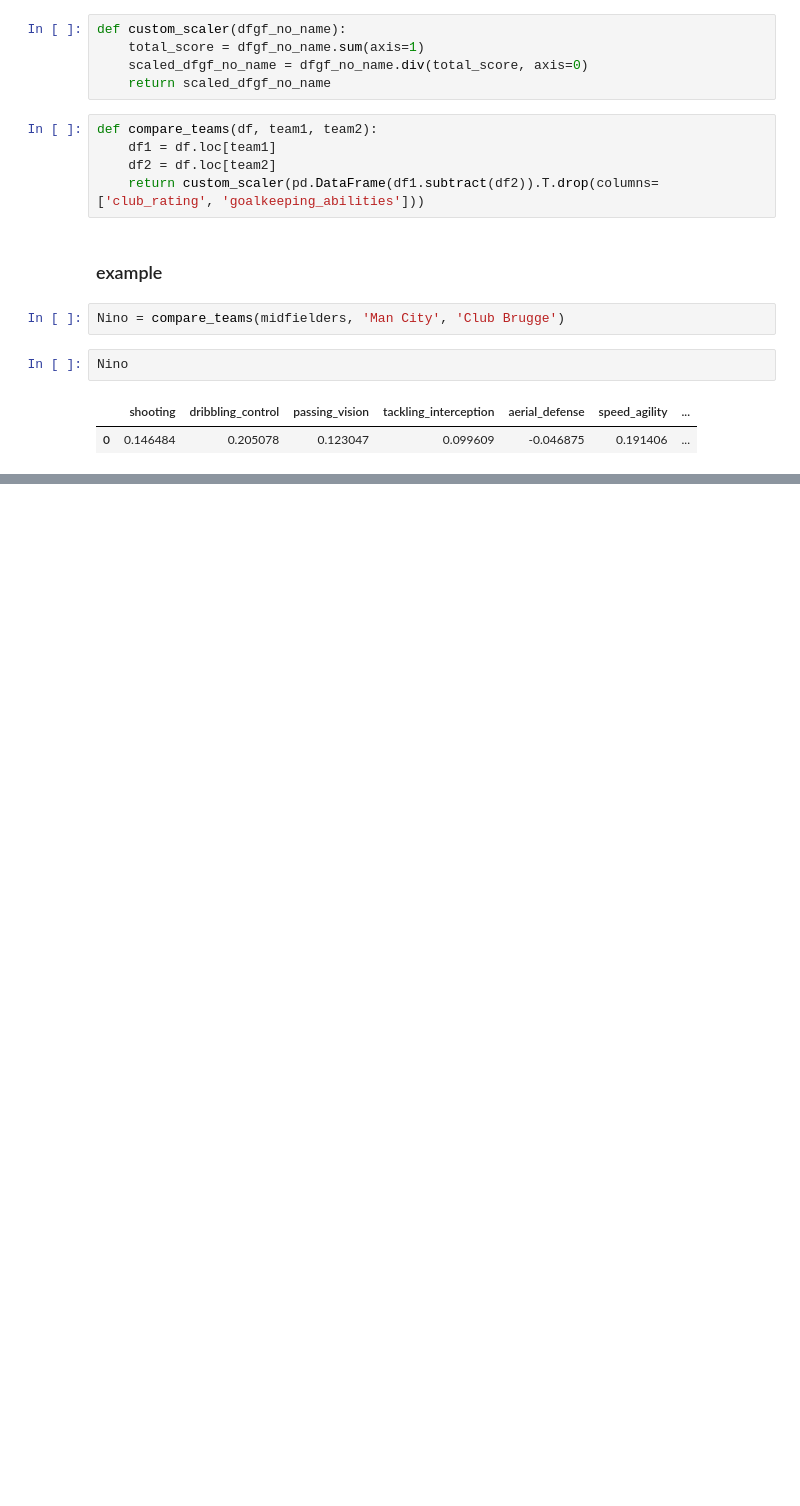
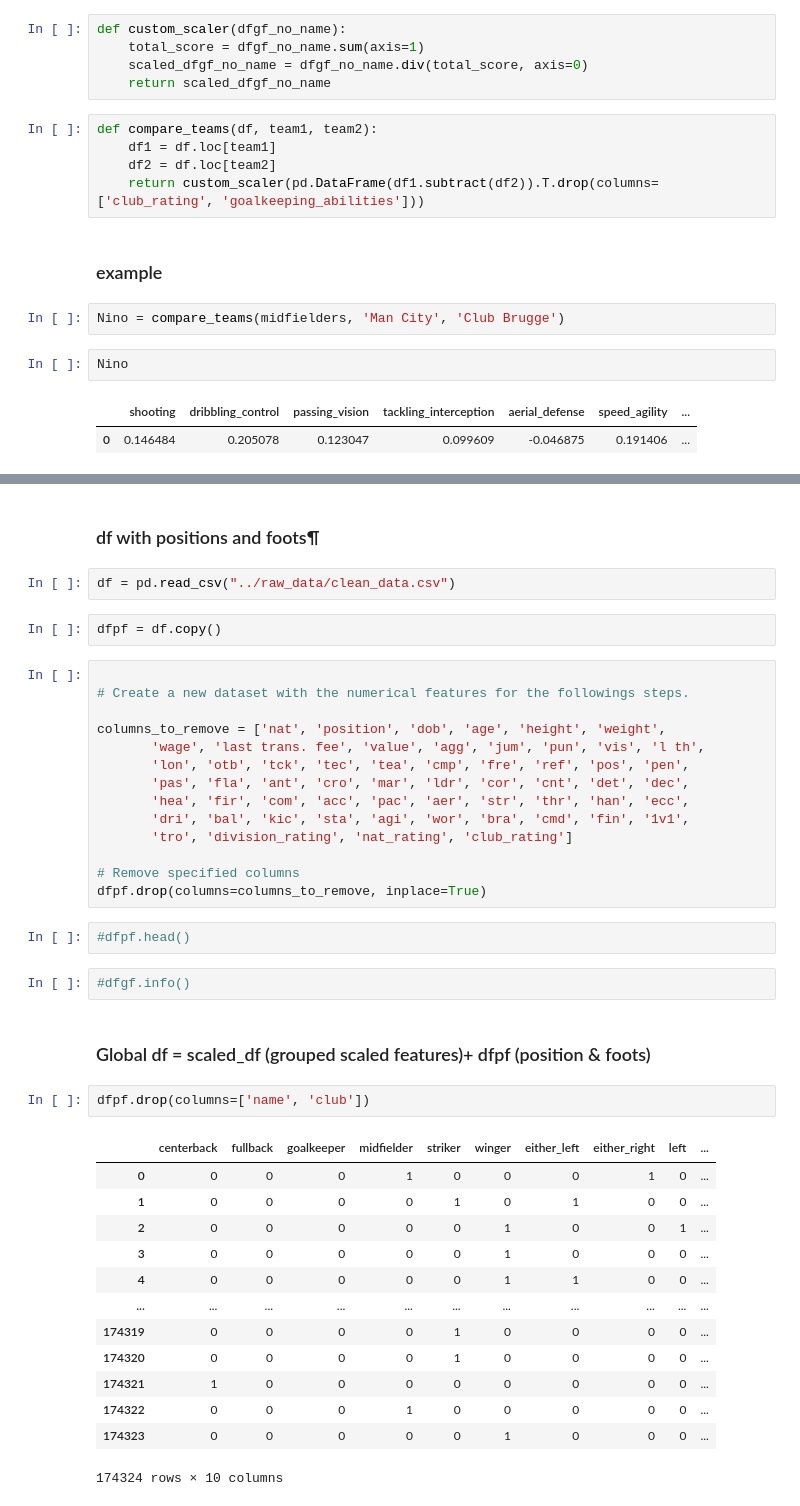
Before and after one commit to maximegoossens99/Moneyball, a Jupyter notebook: notebooks/fictive_player_analysis.ipynb, the cells around one changed output, grey strips where cells are left out. Saved outputs shown, nothing was run; the diff lists cells and outputs as text; blank space fills up the shorter version.

```diff
--- a/notebooks/fictive_player_analysis.ipynb
+++ b/notebooks/fictive_player_analysis.ipynb
@@ -123,0 +284,42 @@ Nino
+# %% [markdown]
+### df with positions and foots¶
+# %%
+df = pd.read_csv("../raw_data/clean_data.csv")
+# %%
+dfpf = df.copy()
+# %%
+
+# Create a new dataset with the numerical features for the followings steps.
+
+columns_to_remove = ['nat', 'position', 'dob', 'age', 'height', 'weight',
+       'wage', 'last trans. fee', 'value', 'agg', 'jum', 'pun', 'vis', 'l th',
+       'lon', 'otb', 'tck', 'tec', 'tea', 'cmp', 'fre', 'ref', 'pos', 'pen',
+       'pas', 'fla', 'ant', 'cro', 'mar', 'ldr', 'cor', 'cnt', 'det', 'dec',
+       'hea', 'fir', 'com', 'acc', 'pac', 'aer', 'str', 'thr', 'han', 'ecc',
+       'dri', 'bal', 'kic', 'sta', 'agi', 'wor', 'bra', 'cmd', 'fin', '1v1',
+       'tro', 'division_rating', 'nat_rating', 'club_rating']
+
+# Remove specified columns
+dfpf.drop(columns=columns_to_remove, inplace=True)
+# %%
+#dfpf.head()
+# %%
+#dfgf.info()
+# %% [markdown]
+###  Global df = scaled_df (grouped scaled features)+ dfpf (position & foots)
+# %%
+dfpf.drop(columns=['name', 'club'])
+# %% [output]
+|  | centerback | fullback | goalkeeper | midfielder | striker | winger | either_left | either_right | left | ... |
+| 0 | 0 | 0 | 0 | 1 | 0 | 0 | 0 | 1 | 0 | ... |
+| 1 | 0 | 0 | 0 | 0 | 1 | 0 | 1 | 0 | 0 | ... |
+| 2 | 0 | 0 | 0 | 0 | 0 | 1 | 0 | 0 | 1 | ... |
+| 3 | 0 | 0 | 0 | 0 | 0 | 1 | 0 | 0 | 0 | ... |
+| 4 | 0 | 0 | 0 | 0 | 0 | 1 | 1 | 0 | 0 | ... |
+| ... | ... | ... | ... | ... | ... | ... | ... | ... | ... | ... |
+| 174319 | 0 | 0 | 0 | 0 | 1 | 0 | 0 | 0 | 0 | ... |
+| 174320 | 0 | 0 | 0 | 0 | 1 | 0 | 0 | 0 | 0 | ... |
+| 174321 | 1 | 0 | 0 | 0 | 0 | 0 | 0 | 0 | 0 | ... |
+| 174322 | 0 | 0 | 0 | 1 | 0 | 0 | 0 | 0 | 0 | ... |
+| 174323 | 0 | 0 | 0 | 0 | 0 | 1 | 0 | 0 | 0 | ... |
+174324 rows × 10 columns
```
Also changed, not shown: parts of 34 cells of this notebook.
